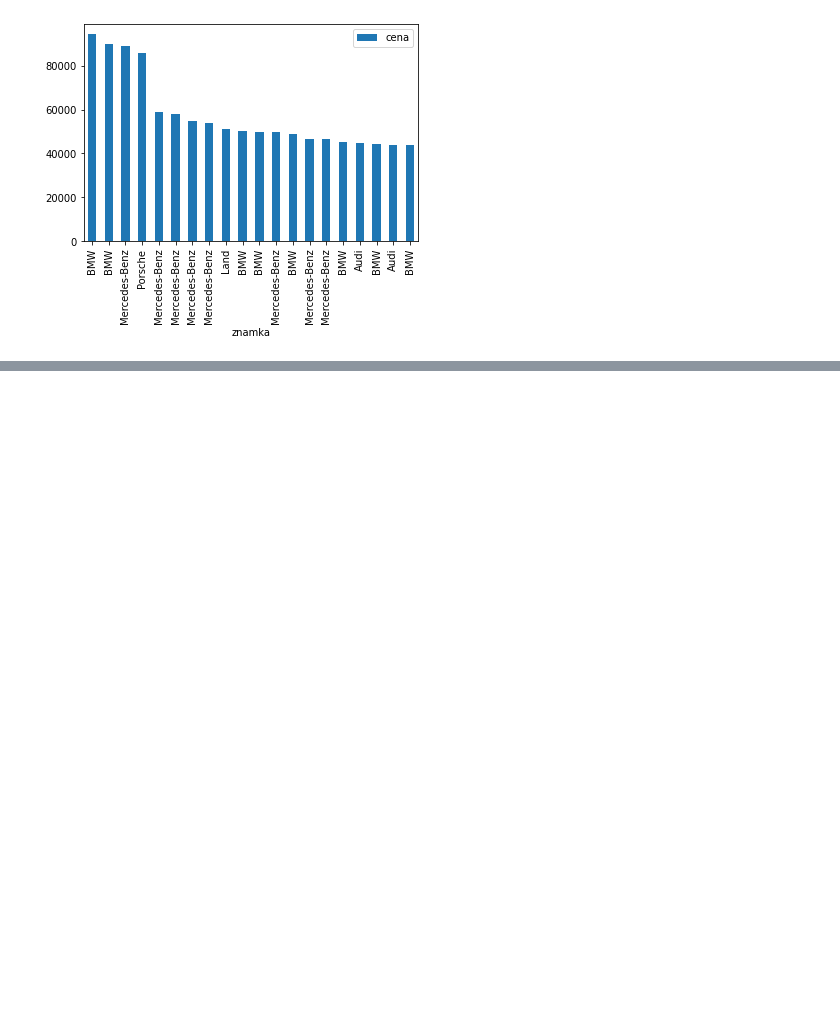
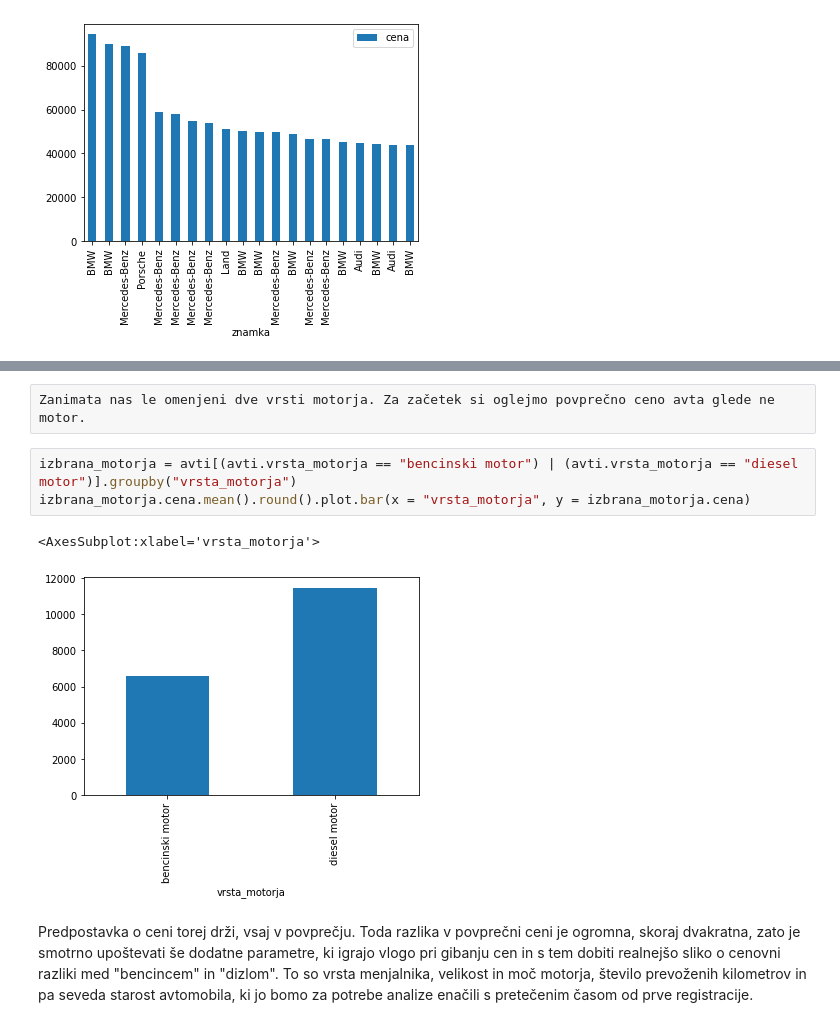
Before and after one commit to timotejstibilj/Avtomobili, a Jupyter notebook: Analiza rabljenih avtomobilov na avto.net.ipynb, the cells around one changed output, grey strips where cells are left out. Cells and saved outputs as stored; diff of their text form; blank space fills up the shorter version.

```diff
--- a/Analiza rabljenih avtomobilov na avto.net.ipynb
+++ b/Analiza rabljenih avtomobilov na avto.net.ipynb
@@ -117,0 +81,10 @@ avti.sort_values('cena', ascending=False).head(20).plot.bar(x='znamka', y='cena'
+# %%
+Zanimata nas le omenjeni dve vrsti motorja. Za začetek si oglejmo povprečno ceno avta glede ne motor.
+# %%
+izbrana_motorja = avti[(avti.vrsta_motorja == "bencinski motor") | (avti.vrsta_motorja == "diesel motor")].groupby("vrsta_motorja")
+izbrana_motorja.cena.mean().round().plot.bar(x = "vrsta_motorja", y = izbrana_motorja.cena)
+# %% [output]
+<AxesSubplot:xlabel='vrsta_motorja'>
+[figure, added]
+# %% [markdown]
+Predpostavka o ceni torej drži, vsaj v povprečju. Toda razlika v povprečni ceni je ogromna, skoraj dvakratna, zato je smotrno upoštevati še dodatne parametre, ki igrajo vlogo pri gibanju cen in s tem dobiti realnejšo sliko o cenovni razliki med "bencincem" in "dizlom". To so vrsta menjalnika, velikost in moč motorja, število prevoženih kilometrov in pa seveda starost avtomobila, ki jo bomo za potrebe analize enačili s pretečenim časom od prve registracije.
```
Also changed, not shown: parts of 11 cells of this notebook.
